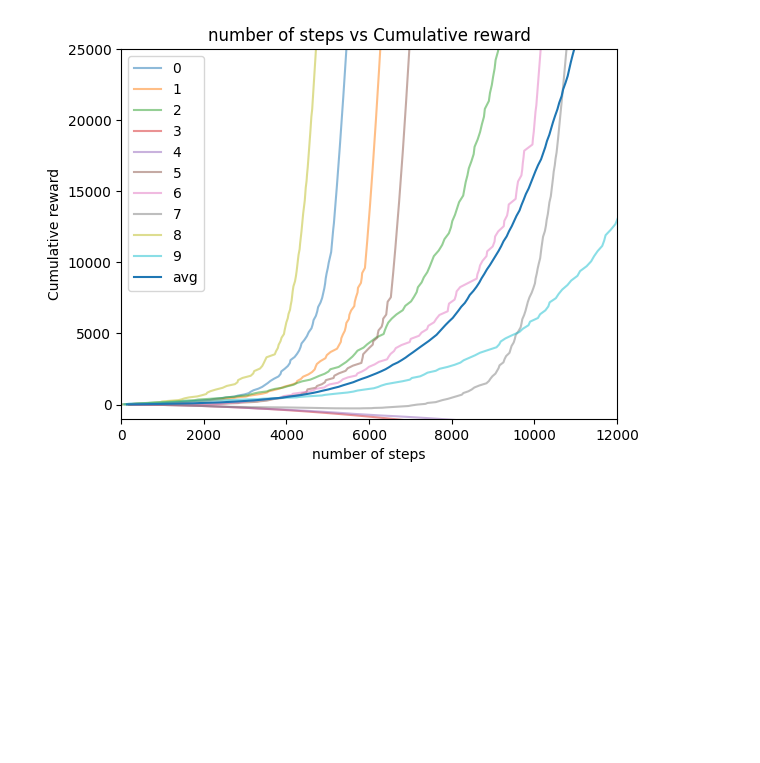
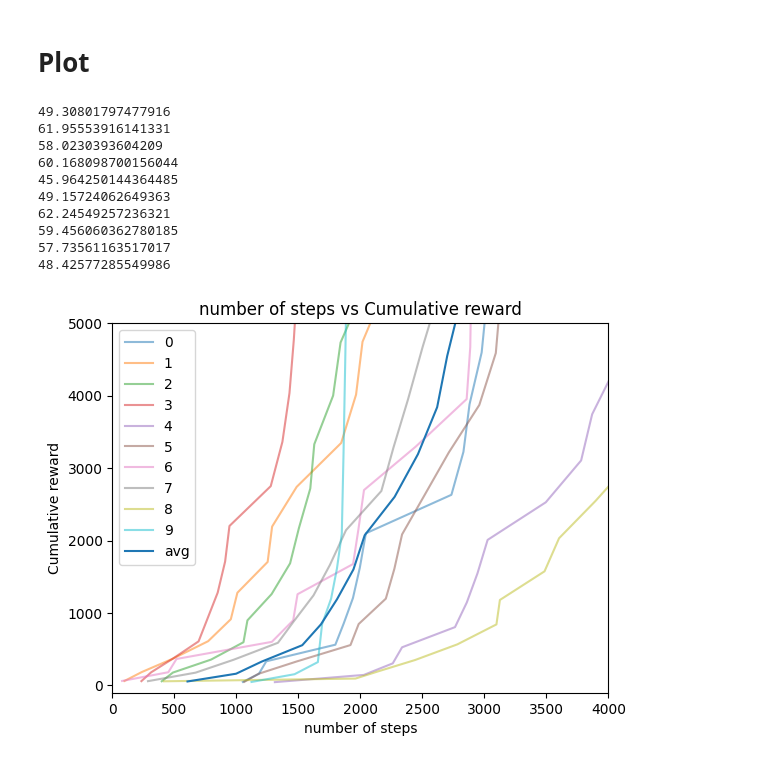
Before and after one commit to Schmiddi3110/MasterStudium, a Jupyter notebook: DRL/Studienarbeiten/Studienarbeit1/test.ipynb, the cells around one changed output. Drawn from its saved outputs; the diff is of its cells as text; code cells hidden in the pictures; blank space fills up the shorter version.

```diff
--- a/DRL/Studienarbeiten/Studienarbeit1/test.ipynb
+++ b/DRL/Studienarbeiten/Studienarbeit1/test.ipynb
@@ -71,3 +24,34 @@ def select_action(episode, state, q_table):
     # or do best action
     else:
         return np.argmax(q_table[state])
+# %%
+def qlearning_episode(env):
+    q_table = np.zeros((env.num_states(), env.num_actions()))
+    q_table.fill(5)
+    learning_data={}
+    cum_reward = 0
+    # run a certain number of episodes
+    for episode in range(EPISODES):
+        state = env.reset()
+        action = select_action(episode, state, q_table)
+
+        done = False
+        episode_length = 0
+
+        # run episode until a goal state or the maximum number of steps has been reached
+        while not done and episode_length < MAX_EPISODE_LENGTH:
+            next_state, reward, done = env.step(action)
+            next_action = select_action(episode, next_state, q_table)
+
+            # Q-Learning update rule
+            delta = reward + GAMMA * np.max(q_table[next_state, next_action]) * (done < 0.5) - q_table[state, action]
+            q_table[state, action] += ALPHA * delta
+            cum_reward += ALPHA * delta
+
+            state = next_state
+            action = next_action
+            episode_length += 1
+
+        learning_data[episode] = [episode_length, cum_reward]
+
+    return learning_data
@@ -74,37 +134,51 @@ def select_action(episode, state, q_table):
 # %%
 data={}
+envs = []
 for i in range(10):
     env = Random(size=12, water=0, mountain=0.3)
-
+    envs.append(env)
     data[i] = qlearning_episode(env)
+# %% [markdown]
+# Plot
 # %%
 x_data_avg = np.zeros((EPISODES))
 y_data_avg = np.zeros((EPISODES))
 for i in range(data.keys().__len__()):
     x_data = np.cumsum([value[0] for value in list(data[i].values())])
     y_data = np.cumsum([value[1] for value in list(data[i].values())])
 
     x_data_avg = [sum(x) for x in zip(x_data, x_data_avg)]
 
     y_data_avg = [sum(y) for y in zip(y_data, y_data_avg)]
 
+    print(min(y_data))
     plt.plot(x_data, y_data, label=i, alpha=0.5)
 
 x_data_avg = [a/10 for a in x_data_avg]
 y_data_avg = [a/10 for a in y_data_avg]
 
 plt.plot(x_data_avg, y_data_avg, label="avg")
 
 # Adding labels and title
 plt.xlabel('number of steps')
 plt.ylabel('Cumulative reward')
 plt.title('number of steps vs Cumulative reward')
-plt.ylim(-1000,25000)
-plt.xlim(0,12000)
+plt.ylim(-100,5000)
+plt.xlim(0,4000)
 
 plt.legend()
 
 # Display the plot
 plt.show()
 # %% [output]
+49.30801797477916
+61.95553916141331
+58.0230393604209
+60.168098700156044
+45.964250144364485
+49.15724062649363
+62.24549257236321
+59.456060362780185
+57.73561163517017
+48.42577285549986
-[figure, old version]
+[figure, new version]
```
Also changed, not shown: parts of 6 cells of this notebook.
